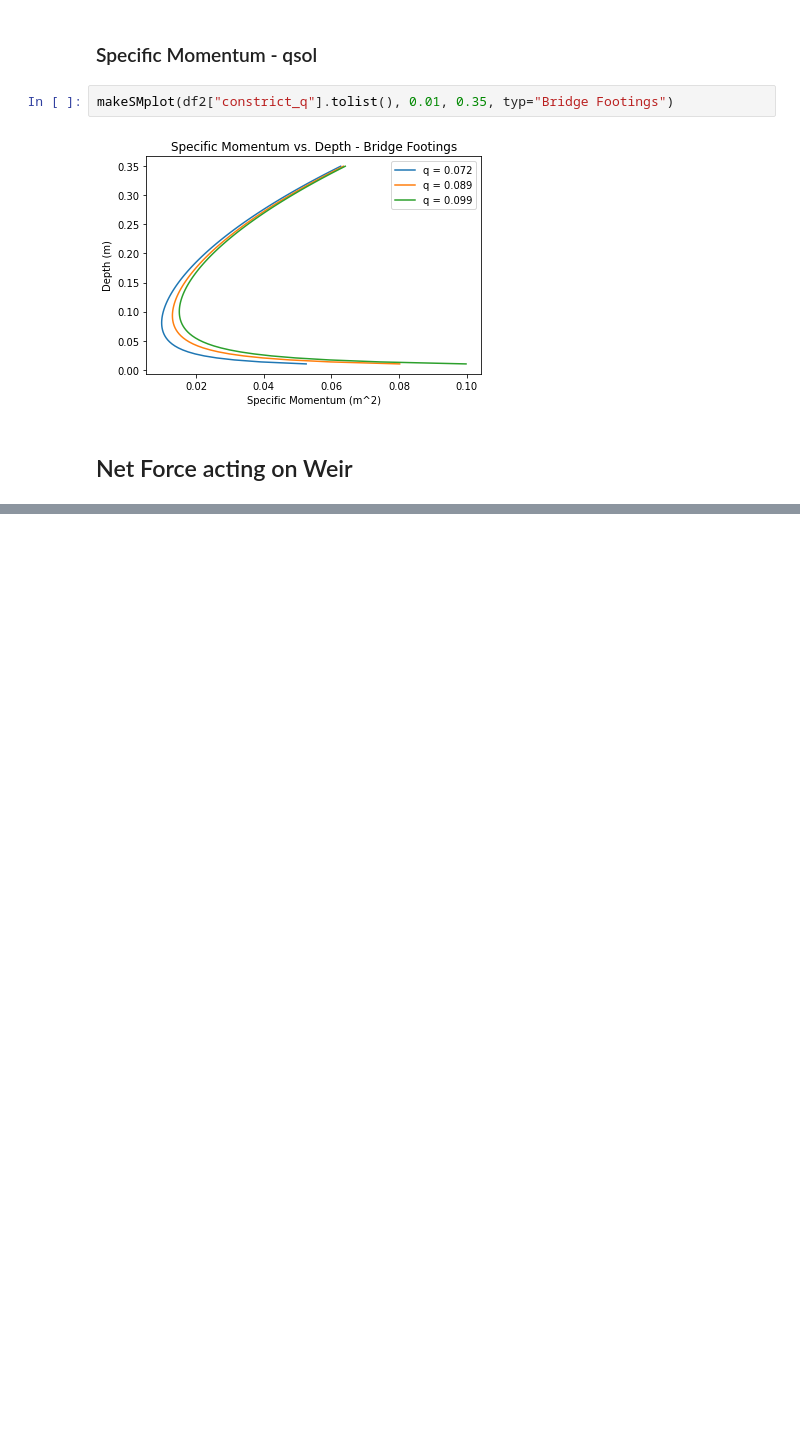
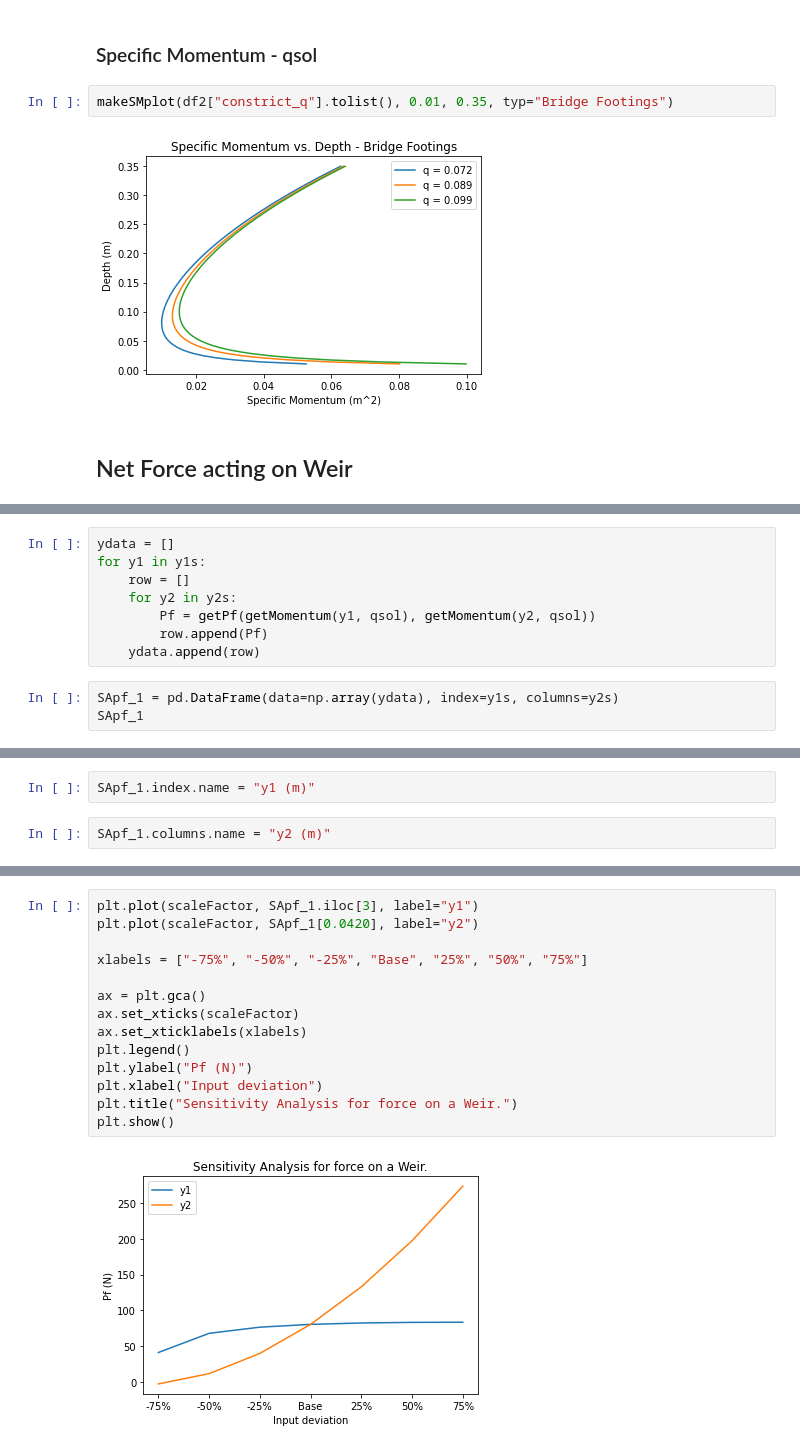
Before and after one commit to mpampolina/CIVL, a Jupyter notebook: CIVL 316 - Lab B.ipynb, the cells around one changed output, grey strips where cells are left out. Cells and saved outputs as stored; diff of their text form; blank space fills up the shorter version.

```diff
--- a/CIVL 316 - Lab B.ipynb
+++ b/CIVL 316 - Lab B.ipynb
@@ -271,0 +287,11 @@ df2
+# %%
+ydata = []
+for y1 in y1s:
+    row = []
+    for y2 in y2s:
+        Pf = getPf(getMomentum(y1, qsol), getMomentum(y2, qsol))
+        row.append(Pf)
+    ydata.append(row)
+# %%
+SApf_1 = pd.DataFrame(data=np.array(ydata), index=y1s, columns=y2s)
+SApf_1
@@ -271,0 +307,4 @@ df2
+# %%
+SApf_1.index.name = "y1 (m)"
+# %%
+SApf_1.columns.name = "y2 (m)"
@@ -271,0 +359,16 @@ df2
+# %%
+plt.plot(scaleFactor, SApf_1.iloc[3], label="y1")
+plt.plot(scaleFactor, SApf_1[0.0420], label="y2")
+
+xlabels = ["-75%", "-50%", "-25%", "Base", "25%", "50%", "75%"]
+
+ax = plt.gca()
+ax.set_xticks(scaleFactor)
+ax.set_xticklabels(xlabels)
+plt.legend()
+plt.ylabel("Pf (N)")
+plt.xlabel("Input deviation")
+plt.title("Sensitivity Analysis for force on a Weir.")
+plt.show()
+# %% [output]
+[figure, added]
```
Also changed, not shown: parts of 20 cells of this notebook.
